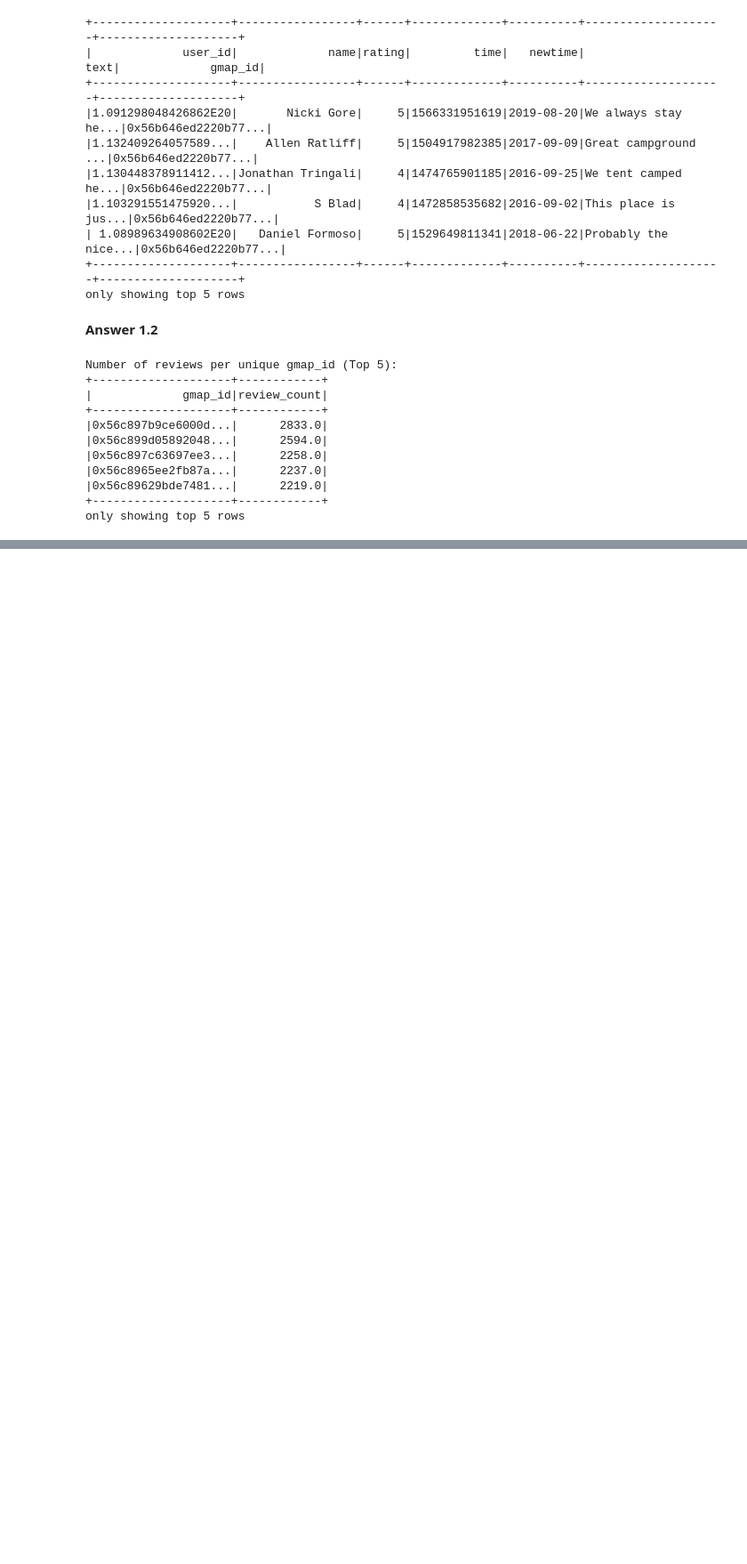
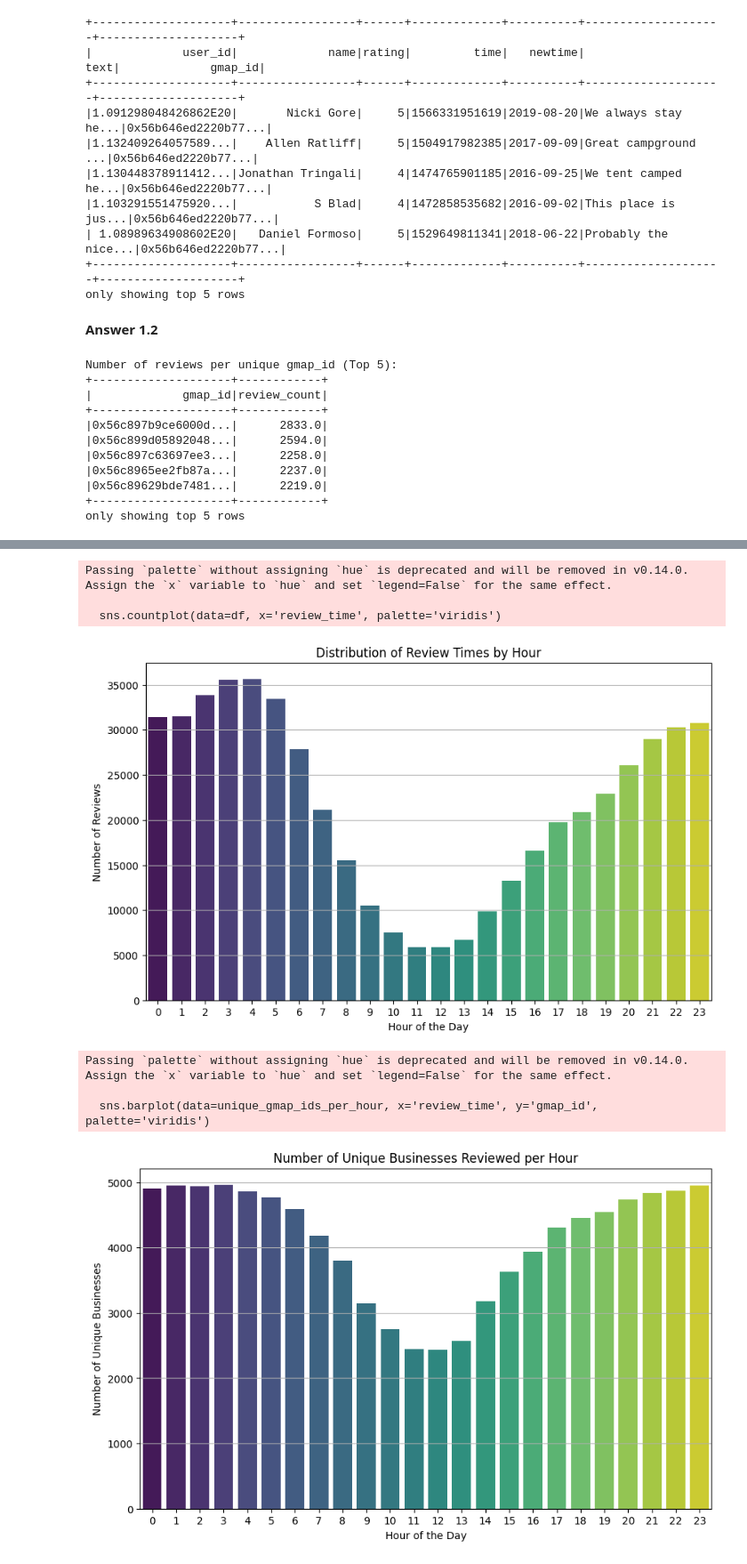
Before and after one commit to dnmuturi/SIT742, a Jupyter notebook: SIT742Task2code.ipynb, the cells around one changed output, grey strips where cells are left out. Shown: that part at 89% size. Saved outputs shown, nothing was run; the diff lists cells and outputs as text; code cells hidden in the pictures; blank space fills up the shorter version.

```diff
--- a/SIT742Task2code.ipynb
+++ b/SIT742Task2code.ipynb
@@ -174,3 +174,13 @@ Number of reviews per unique gmap_id (Top 5):
 |0x56c89629bde7481...|      2219.0|
 +--------------------+------------+
 only showing top 5 rows
+# %%
+# Convert PySpark DataFrame to pandas DataFrame
+df = df_review.toPandas()
+
+# Create 'review_time' column at the hour level
+df['review_time'] = pd.to_datetime(df['time'], unit='ms').dt.hour
+
+# Display the first 5 rows of the pandas DataFrame
+print("Pandas DataFrame with 'review_time' column (Top 5):")
+display(df.head())
@@ -176,0 +195,32 @@ only showing top 5 rows
+# %%
+# Analyze the distribution of reviews by hour
+plt.figure(figsize=(10, 6))
+sns.countplot(data=df, x='review_time', palette='viridis')
+plt.title('Distribution of Review Times by Hour')
+plt.xlabel('Hour of the Day')
+plt.ylabel('Number of Reviews')
+plt.xticks(range(0, 24))
+plt.grid(axis='y')
+plt.show()
+
+# Analyze the number of businesses reviewed at different times
+# For simplicity, let's consider the number of unique gmap_ids that have reviews at each hour.
+unique_gmap_ids_per_hour = df.groupby('review_time')['gmap_id'].nunique().reset_index()
+
+plt.figure(figsize=(10, 6))
+sns.barplot(data=unique_gmap_ids_per_hour, x='review_time', y='gmap_id', palette='viridis')
+plt.title('Number of Unique Businesses Reviewed per Hour')
+plt.xlabel('Hour of the Day')
+plt.ylabel('Number of Unique Businesses')
+plt.xticks(range(0, 24))
+plt.grid(axis='y')
+plt.show()
+# %% [output]
+Passing `palette` without assigning `hue` is deprecated and will be removed in v0.14.0. Assign the `x` variable to `hue` and set `legend=False` for the same effect.
+
+  sns.countplot(data=df, x='review_time', palette='viridis')
+[figure, added]
+Passing `palette` without assigning `hue` is deprecated and will be removed in v0.14.0. Assign the `x` variable to `hue` and set `legend=False` for the same effect.
+
+  sns.barplot(data=unique_gmap_ids_per_hour, x='review_time', y='gmap_id', palette='viridis')
+[figure, added]
```
Also changed, not shown: parts of 5 cells of this notebook.
